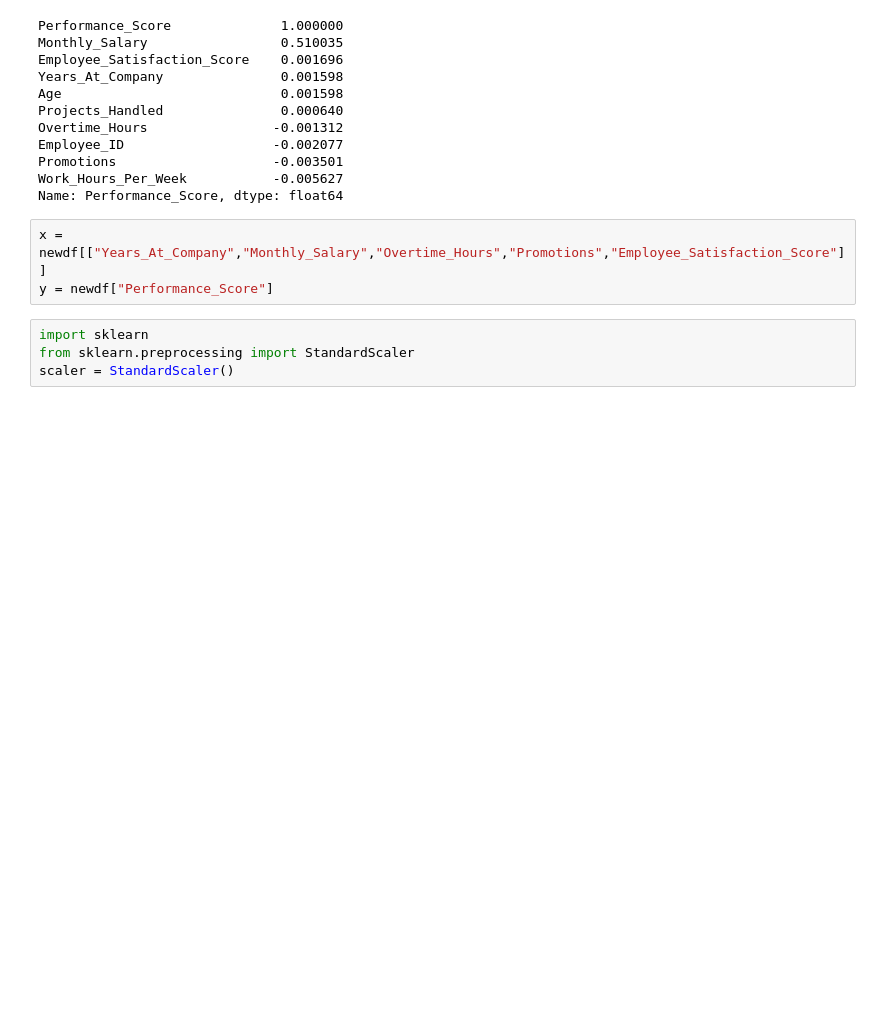
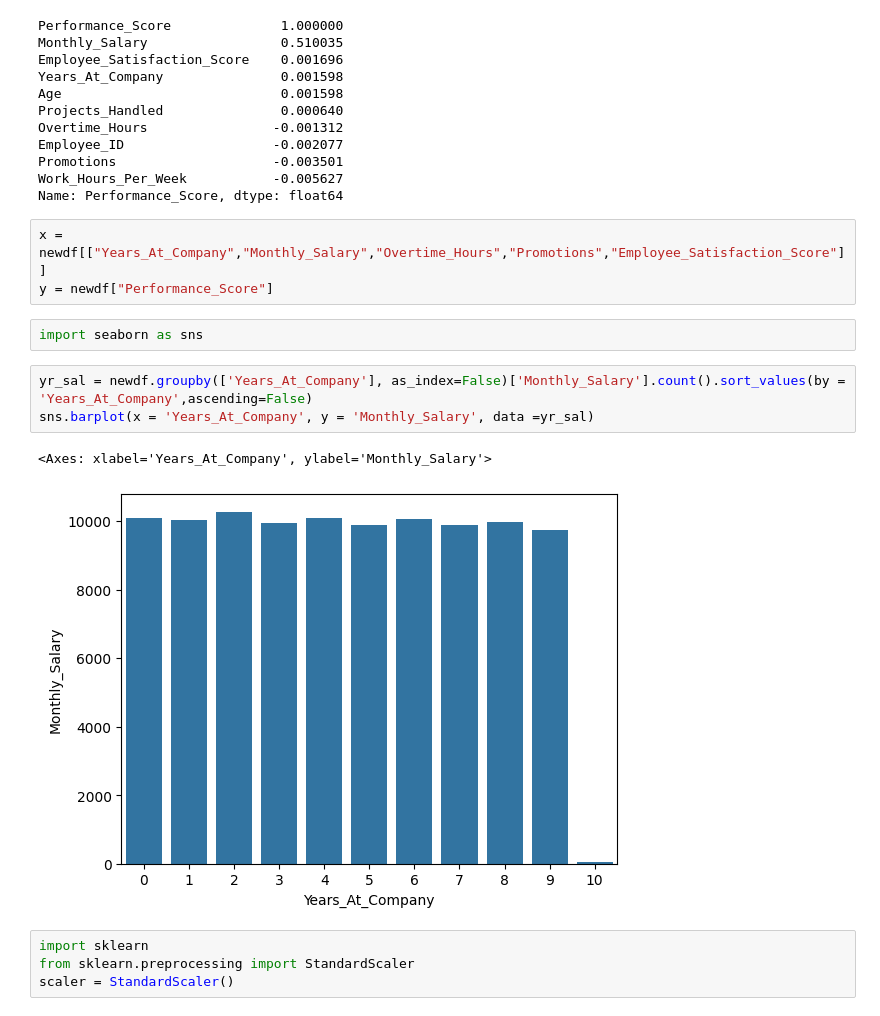
Before and after one commit to sauhar/Predict-Employee-Performance, a Jupyter notebook: Predict Employee Performance/source_code.ipynb, the cells around one changed output. Drawn from its saved outputs; the diff is of its cells as text; blank space fills up the shorter version.

```diff
--- a/Predict Employee Performance/source_code.ipynb
+++ b/Predict Employee Performance/source_code.ipynb
@@ -210,6 +210,14 @@ Name: Performance_Score, dtype: float64
 # %%
 x = newdf[["Years_At_Company","Monthly_Salary","Overtime_Hours","Promotions","Employee_Satisfaction_Score"]]
 y = newdf["Performance_Score"]
+# %%
+import seaborn as sns
+# %%
+yr_sal = newdf.groupby(['Years_At_Company'], as_index=False)['Monthly_Salary'].count().sort_values(by = 'Years_At_Company',ascending=False)
+sns.barplot(x = 'Years_At_Company', y = 'Monthly_Salary', data =yr_sal)
+# %% [output]
+<Axes: xlabel='Years_At_Company', ylabel='Monthly_Salary'>
+[figure, added]
 # %%
 import sklearn
 from sklearn.preprocessing import StandardScaler
```
